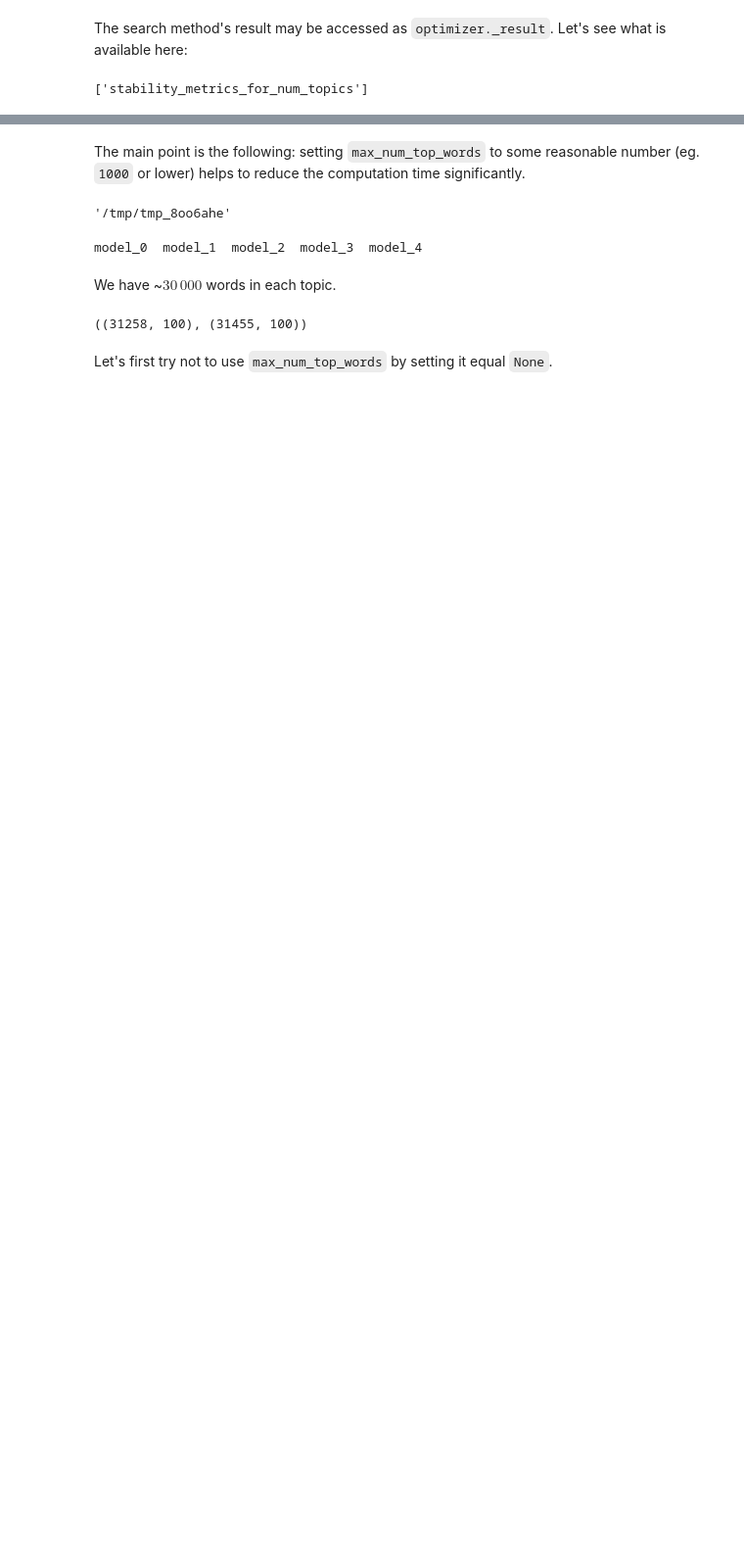
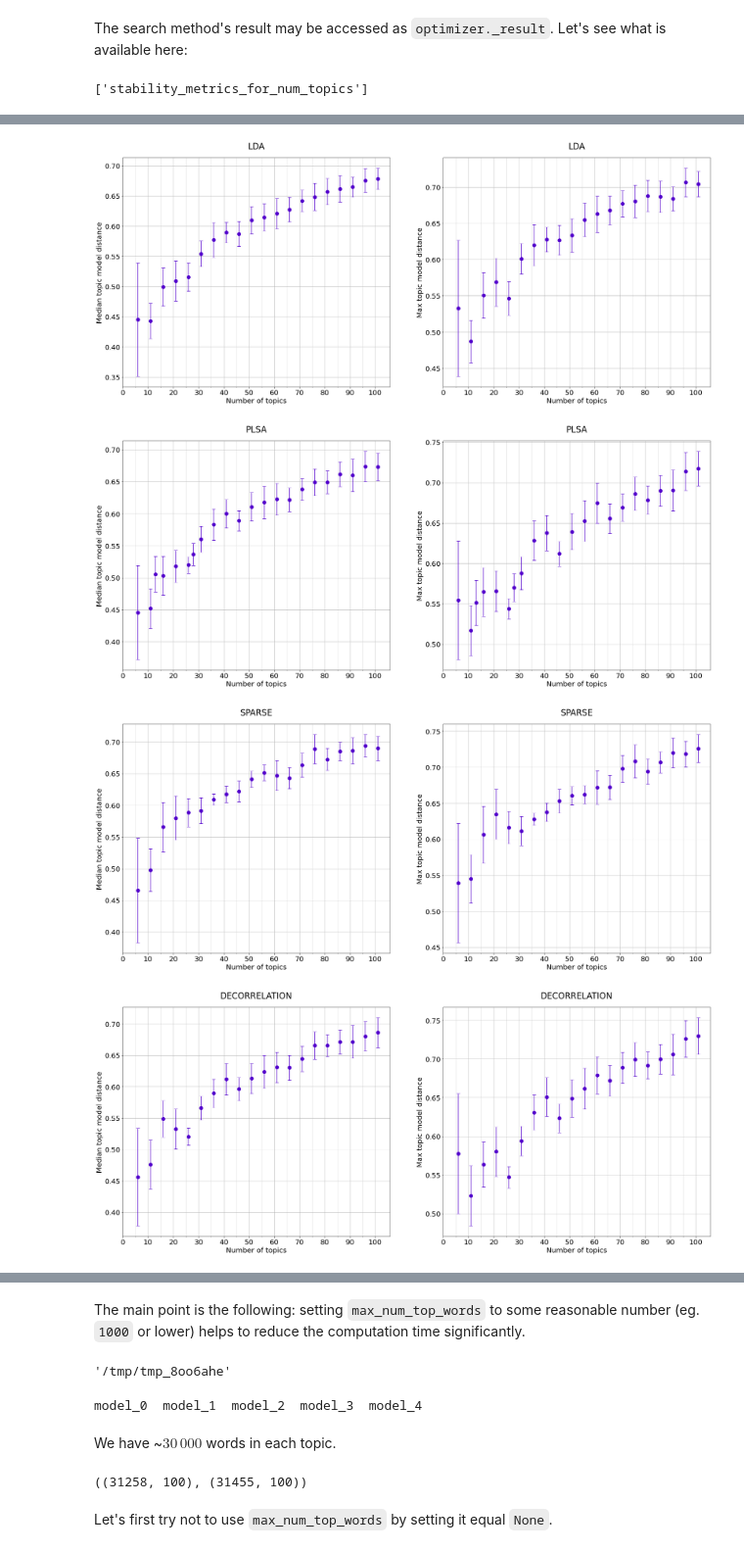
Before and after one commit to machine-intelligence-laboratory/OptimalNumberOfTopics, a Jupyter notebook: demos/Stability-Demo.ipynb, the cells around one changed output, grey strips where cells are left out. Shown at 98% size. Cells and saved outputs as stored; diff of their text form; code cells hidden in the pictures; blank space fills up the shorter version.

```diff
--- a/demos/Stability-Demo.ipynb
+++ b/demos/Stability-Demo.ipynb
@@ -193,0 +495,7 @@ And all four metrics has a local minimum around 70 topics.
+# %%
+draw_all_plots(DATASET_NAME_TWENTY_NEWSGROUPS)
+# %% [output]
+[figure, added]
+[figure, added]
+[figure, added]
+[figure, added]
```
Also changed, not shown: parts of 89 cells of this notebook.
